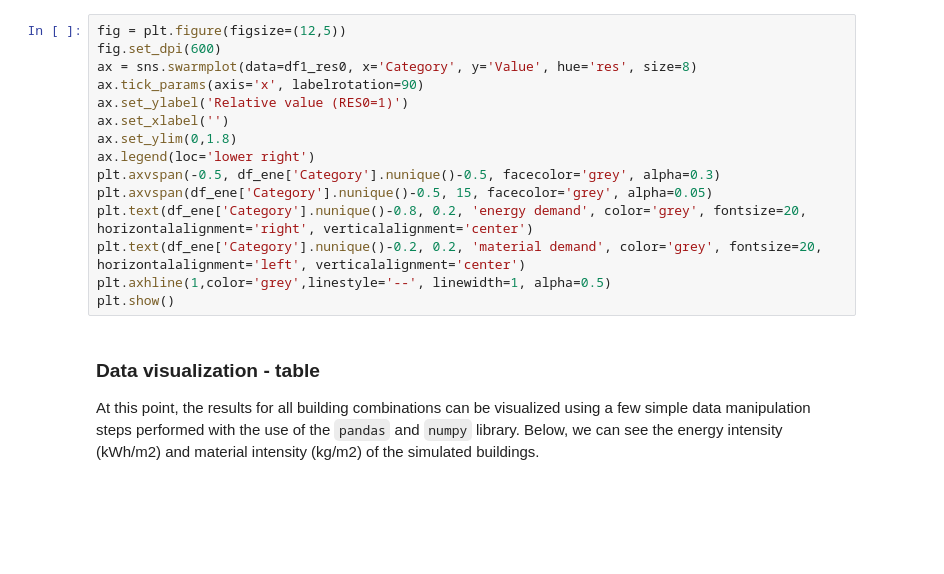
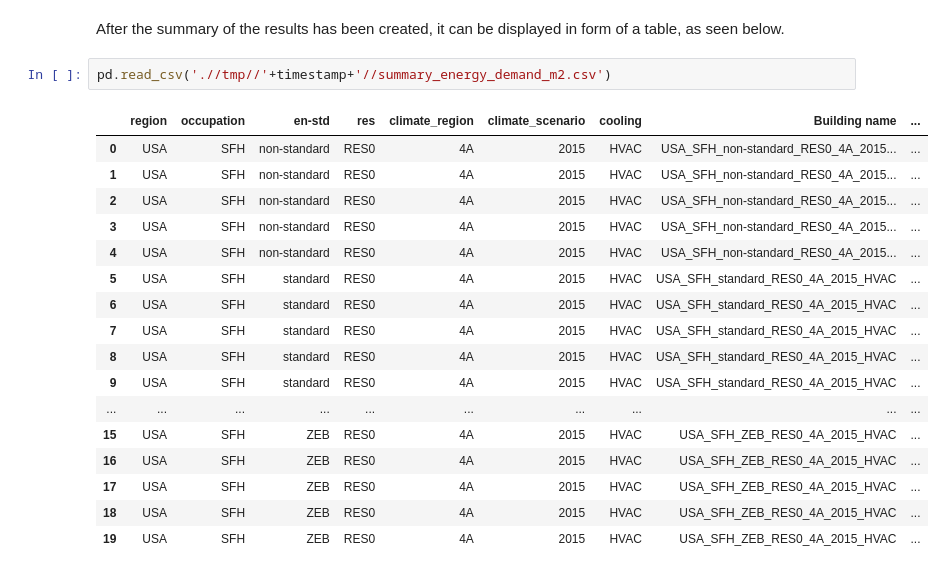
Before and after one commit to NTNU-IndEcol/BuildME, a Jupyter notebook: tutorial_buildme.ipynb, the cells around one changed output. Drawn from its saved outputs; the diff is of its cells as text; blank space fills up the shorter version.

```diff
--- a/tutorial_buildme.ipynb
+++ b/tutorial_buildme.ipynb
@@ -221,19 +209,22 @@ df1_res0
-# %%
-fig = plt.figure(figsize=(12,5))
-fig.set_dpi(600)
-ax = sns.swarmplot(data=df1_res0, x='Category', y='Value', hue='res', size=8)
-ax.tick_params(axis='x', labelrotation=90)
-ax.set_ylabel('Relative value (RES0=1)')
-ax.set_xlabel('')
-ax.set_ylim(0,1.8)
-ax.legend(loc='lower right')
-plt.axvspan(-0.5, df_ene['Category'].nunique()-0.5, facecolor='grey', alpha=0.3)
-plt.axvspan(df_ene['Category'].nunique()-0.5, 15, facecolor='grey', alpha=0.05)
-plt.text(df_ene['Category'].nunique()-0.8, 0.2, 'energy demand', color='grey', fontsize=20, horizontalalignment='right', verticalalignment='center')
-plt.text(df_ene['Category'].nunique()-0.2, 0.2, 'material demand', color='grey', fontsize=20, horizontalalignment='left', verticalalignment='center')
-plt.axhline(1,color='grey',linestyle='--', linewidth=1, alpha=0.5)
-plt.show()
-# %% [markdown]
-### Data visualization - table
-
-At this point, the results for all building combinations can be visualized using a few simple data manipulation steps performed with the use of the `pandas` and `numpy` library. Below, we can see the energy intensity (kWh/m2) and material intensity (kg/m2) of the simulated buildings.
+# %% [markdown]
+After the summary of the results has been created, it can be displayed in form of a table, as seen below.
+# %%
+pd.read_csv('.//tmp//'+timestamp+'//summary_energy_demand_m2.csv')
+# %% [output]
+|  | region | occupation | en-std | res | climate_region | climate_scenario | cooling | Building name | ... |
+| 0 | USA | SFH | non-standard | RES0 | 4A | 2015 | HVAC | USA_SFH_non-standard_RES0_4A_2015... | ... |
+| 1 | USA | SFH | non-standard | RES0 | 4A | 2015 | HVAC | USA_SFH_non-standard_RES0_4A_2015... | ... |
+| 2 | USA | SFH | non-standard | RES0 | 4A | 2015 | HVAC | USA_SFH_non-standard_RES0_4A_2015... | ... |
+| 3 | USA | SFH | non-standard | RES0 | 4A | 2015 | HVAC | USA_SFH_non-standard_RES0_4A_2015... | ... |
+| 4 | USA | SFH | non-standard | RES0 | 4A | 2015 | HVAC | USA_SFH_non-standard_RES0_4A_2015... | ... |
+| 5 | USA | SFH | standard | RES0 | 4A | 2015 | HVAC | USA_SFH_standard_RES0_4A_2015_HVAC | ... |
+| 6 | USA | SFH | standard | RES0 | 4A | 2015 | HVAC | USA_SFH_standard_RES0_4A_2015_HVAC | ... |
+| 7 | USA | SFH | standard | RES0 | 4A | 2015 | HVAC | USA_SFH_standard_RES0_4A_2015_HVAC | ... |
+| 8 | USA | SFH | standard | RES0 | 4A | 2015 | HVAC | USA_SFH_standard_RES0_4A_2015_HVAC | ... |
+| 9 | USA | SFH | standard | RES0 | 4A | 2015 | HVAC | USA_SFH_standard_RES0_4A_2015_HVAC | ... |
+| ... | ... | ... | ... | ... | ... | ... | ... | ... | ... |
+| 15 | USA | SFH | ZEB | RES0 | 4A | 2015 | HVAC | USA_SFH_ZEB_RES0_4A_2015_HVAC | ... |
+| 16 | USA | SFH | ZEB | RES0 | 4A | 2015 | HVAC | USA_SFH_ZEB_RES0_4A_2015_HVAC | ... |
+| 17 | USA | SFH | ZEB | RES0 | 4A | 2015 | HVAC | USA_SFH_ZEB_RES0_4A_2015_HVAC | ... |
+| 18 | USA | SFH | ZEB | RES0 | 4A | 2015 | HVAC | USA_SFH_ZEB_RES0_4A_2015_HVAC | ... |
+| 19 | USA | SFH | ZEB | RES0 | 4A | 2015 | HVAC | USA_SFH_ZEB_RES0_4A_2015_HVAC | ... |
```
Also changed, not shown: parts of 83 cells of this notebook.
